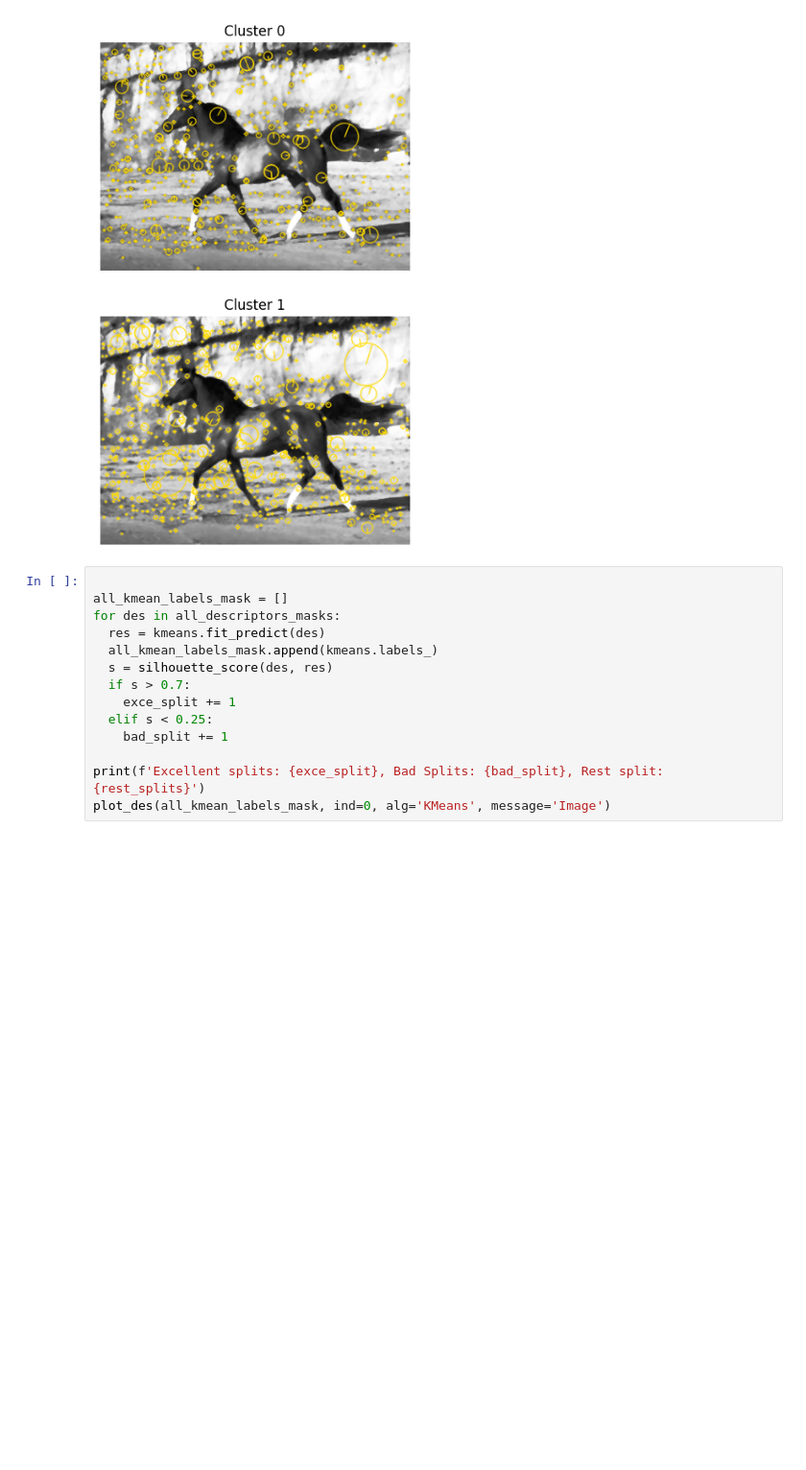
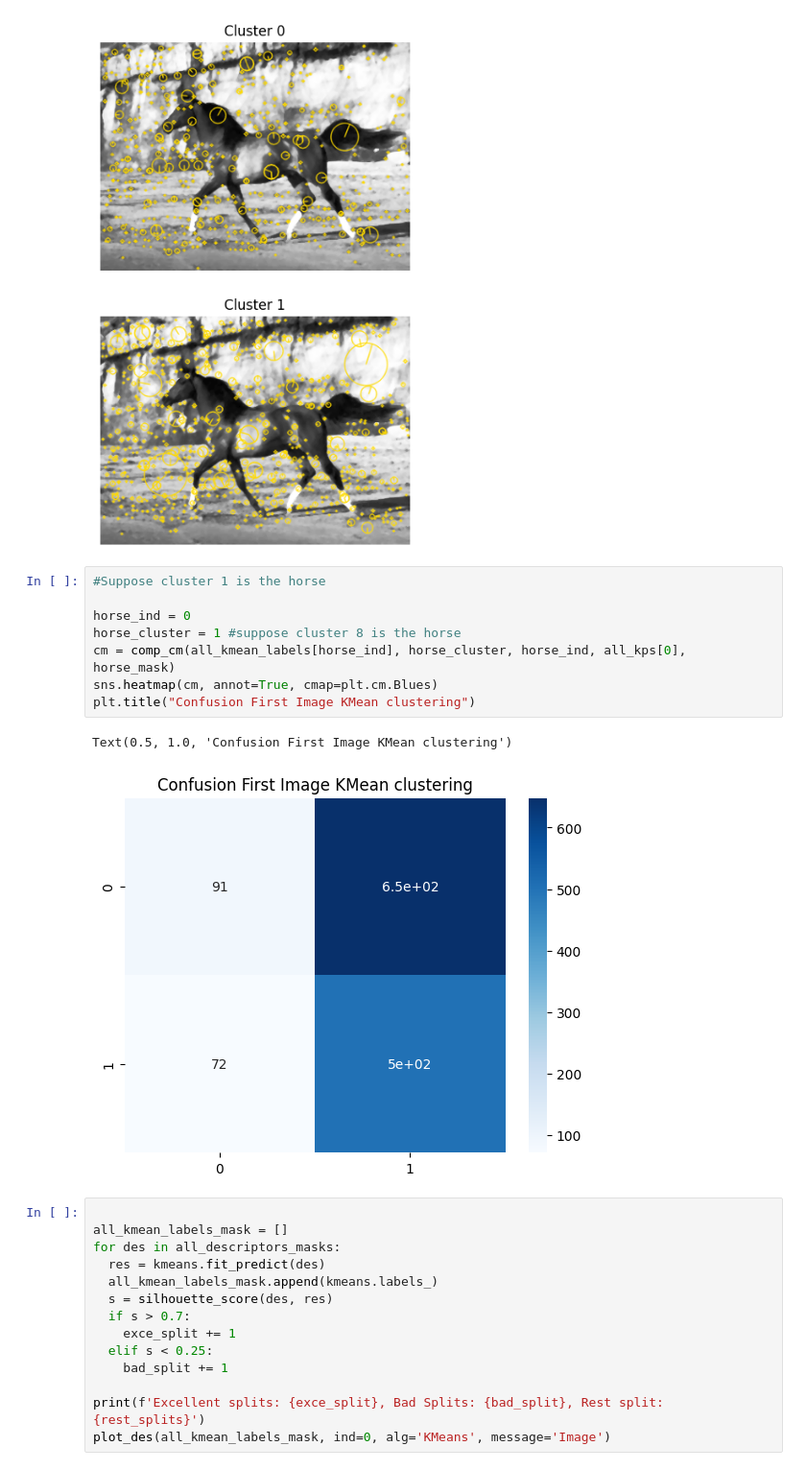
Before and after one commit to lesi-nedo/ISPR_assignments, a Jupyter notebook: Assignment_6_o_nedobiychuk.ipynb, the cells around one changed output. Shown at 96% size. Drawn from its saved outputs; the diff is of its cells as text; blank space fills up the shorter version.

```diff
--- a/Assignment_6_o_nedobiychuk.ipynb
+++ b/Assignment_6_o_nedobiychuk.ipynb
@@ -302,6 +362,17 @@ plot_clust(all_kmean_labels[0], all_kps[0], all_images[0], [0, 1], cols=2)
 Cluster:0 Len: 574
 Cluster:1 Len: 739   ------
 [figure]
+# %%
+#Suppose cluster 1 is the horse
+
+horse_ind = 0
+horse_cluster = 1 #suppose cluster 8 is the horse
+cm = comp_cm(all_kmean_labels[horse_ind], horse_cluster, horse_ind, all_kps[0], horse_mask)
+sns.heatmap(cm, annot=True, cmap=plt.cm.Blues)
+plt.title("Confusion First Image KMean clustering")
+# %% [output]
+Text(0.5, 1.0, 'Confusion First Image KMean clustering')
+[figure, added]
 # %%
 
 all_kmean_labels_mask = []
```
Also changed, not shown: parts of 10 cells of this notebook.
